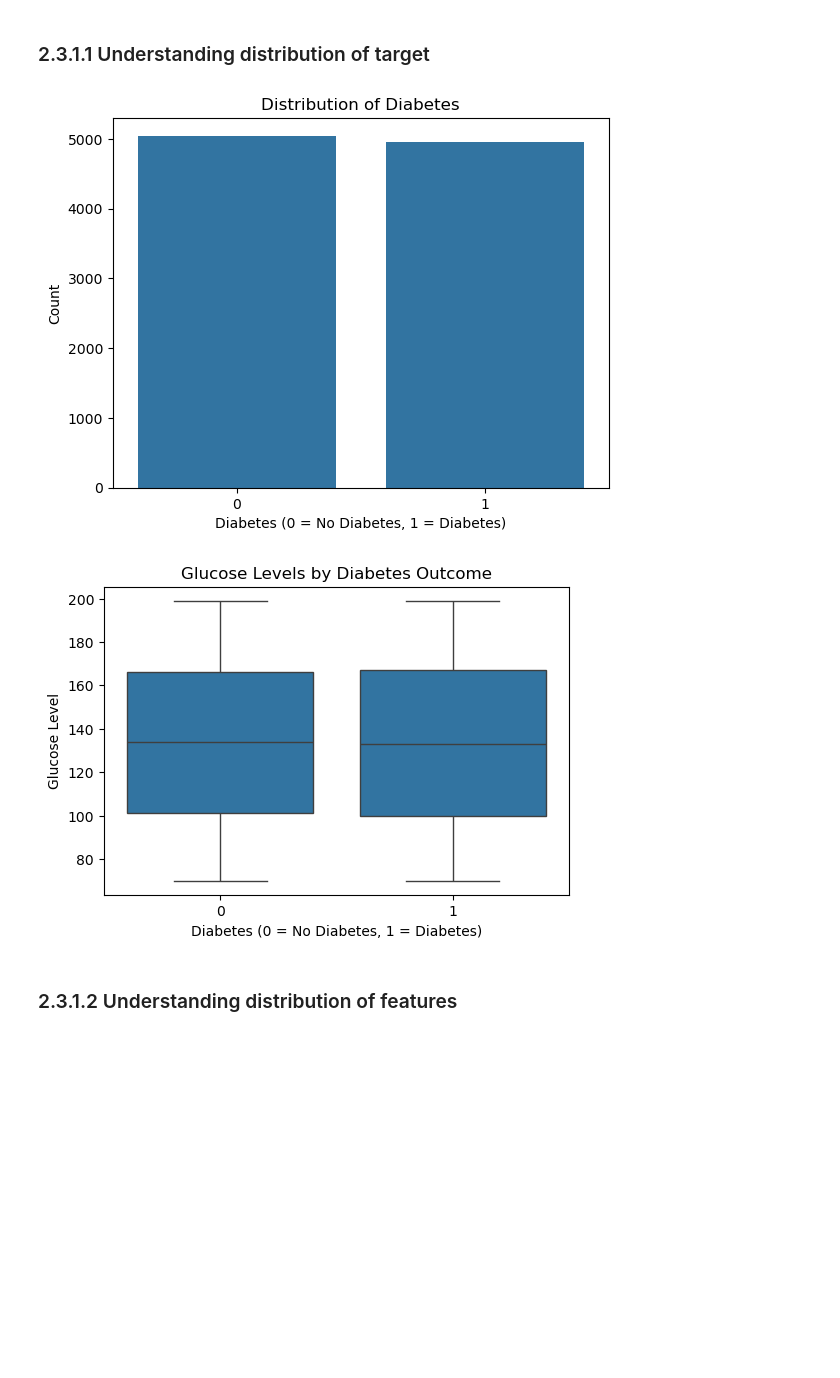
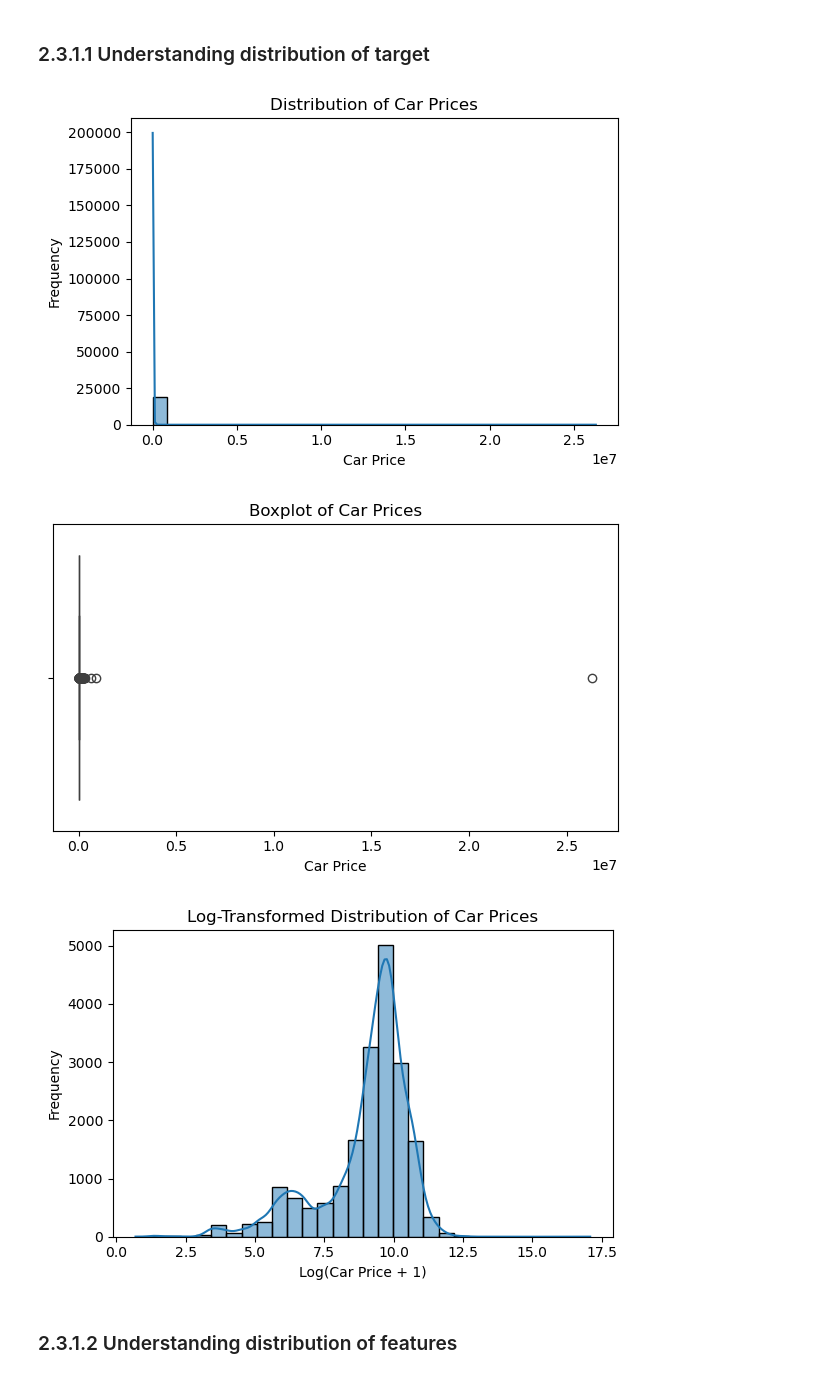
Before and after one commit to jerri210/mldp-project, a Jupyter notebook: MLDP Program Codes Submission Template.ipynb, the cells around one changed output. Cells and saved outputs as stored; diff of their text form; code cells hidden in the pictures; blank space fills up the shorter version.

Commit message:
Updated on 9 February - made a few changes
- changes a different excel using car price instead of diabetes
- added streamlit
- have a updated clean model
- completed until modelling

```diff
--- a/MLDP Program Codes Submission Template.ipynb
+++ b/MLDP Program Codes Submission Template.ipynb
@@ -48,7 +53,7 @@ The solution is aimed to spot early detection of diabetes, allowing healthcare p
 ## 2.1 Load dataset
 # %%
 ## Read data
-FILE_PATH= "diabetes.csv"
+FILE_PATH= "car_price_prediction.csv"
 df = pd.read_csv(FILE_PATH)
 
 df
@@ -136,27 +143,40 @@ df.describe(include='all')
 ### 2.3.1.1 Understanding distribution of target
 # %%
 ## Understanding distribution of target
-col_y = 'diabetes'
+col_y = "Price"
 
-df[col_y].value_counts()
+# Summary statistics of target variable
+df[col_y].describe()
 
-#bar chart for target variable
-sns.countplot(x=col_y, data=df)
-plt.title("Distribution of Diabetes")
-plt.xlabel("Diabetes (0 = No Diabetes, 1 = Diabetes)")
-plt.ylabel("Count")
+# Histogram of target variable
+plt.figure(figsize=(6, 4))
+sns.histplot(df[col_y], bins=30, kde=True)
+plt.title("Distribution of Car Prices")
+plt.xlabel("Car Price")
+plt.ylabel("Frequency")
+plt.tight_layout()
+plt.show()
 
+# Boxplot
+plt.figure(figsize=(6, 4))
+sns.boxplot(x=df[col_y])
+plt.title("Boxplot of Car Prices")
+plt.xlabel("Car Price")
+plt.tight_layout()
+plt.show()
 
-#boxplot
+# Log-transformed target distribution - histogram
 plt.figure(figsize=(6, 4))
-sns.boxplot(x=col_y, y='glucose', data=df)
-plt.title("Glucose Levels by Diabetes Outcome")
-plt.xlabel("Diabetes (0 = No Diabetes, 1 = Diabetes)")
-plt.ylabel("Glucose Level")
+sns.histplot(np.log1p(df[col_y]), bins=30, kde=True)
+plt.title("Log-Transformed Distribution of Car Prices")
+plt.xlabel("Log(Car Price + 1)")
+plt.ylabel("Frequency")
+plt.tight_layout()
 plt.show()
 # %% [output]
-[figure, old version]
+[figure, new version]
-[figure, old version]
+[figure, new version]
+[figure, added]
 # %%
 #explain the histogram distribution , the boxplot can help to identify what outliers and why it is important
 # %% [markdown]
```
Also changed, not shown: parts of 25 cells of this notebook, 5 other files.
